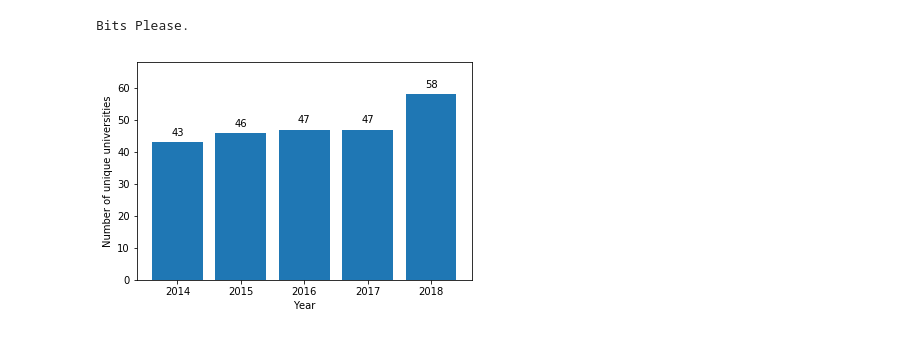
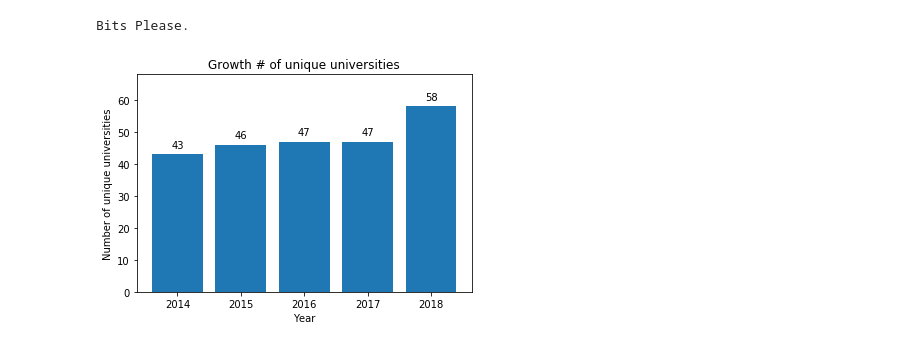
Before and after one commit to mehdikazemi8/icpc-contests, a Jupyter notebook: icpc-contests.ipynb, the cells around one changed output. Drawn from its saved outputs; the diff is of its cells as text; code cells hidden in the pictures.

```diff
--- a/icpc-contests.ipynb
+++ b/icpc-contests.ipynb
@@ -9,11 +9,12 @@ data[2018] = [['1', 'Sharif University of Technology: Kolompeh', 10, 1399, 120,
 
 import matplotlib.pyplot as plt
 
-def create_bar_chart(x, y, xlabel, ylabel):
+def create_bar_chart(x, y, xlabel, ylabel, title=""):
     h = plt.bar(x, y)
     plt.xlabel(xlabel)
     plt.ylabel(ylabel)
     plt.ylim(0, max(y) + 10)
+    plt.title(title)
 
     for i in range(len(x)):
         year_value, count = x[i], y[i]
@@ -49,12 +50,12 @@ def get_accept_time(s):
 def get_name(s):
     s = s.strip()
     point_idx = s.strip().find(':')
-    return s[point_idx+2:]
+    return s[point_idx+2:].strip()
 
 def get_university(s):
     s = s.strip()
     point_idx = s.strip().find(':')
-    return s[:point_idx]
+    return s[:point_idx].strip()
 
 class Submission:
     def __init__(self, sub):
@@ -81,6 +82,18 @@ class Team:
 
     def __str__(self):
         return self.name
+
+    def set_name(self, name):
+        self.name = name
+
+    def get_name(self):
+        return self.name
+
+    def set_university(self, university):
+        self.university = university
+
+    def get_university(self):
+        return self.university
 # %%
 s1 = Submission(["1/8", 'yes'])
 s2 = Submission(["10/--", 'no'])
@@ -109,12 +122,16 @@ class Contest:
     def get_year(self):
         return self.year
 
+    def update_university_names(self, university_name_handler):
+        for t in self.teams:
+            t.set_university(university_name_handler(t.get_university()))
+
     def __repr__(self):
         return str(self.year) + " -> " + str([str(t) for t in self.teams]) + "\n"
 # %%
 contests = [Contest(year=key, teams=value) for key, value in data.items()]
 years = [c.get_year() for c in contests]
 nunique_universities = [len(c.get_unique_university_names()) for c in contests]
-create_bar_chart(years, nunique_universities, "Year", "Number of unique universities", )
+create_bar_chart(years, nunique_universities, "Year", "Number of unique universities", "Growth # of unique universities")
 # %% [output]
-[figure, old version]
+[figure, new version]
```
Also changed, not shown: parts of 4 cells of this notebook, 2 other files.
